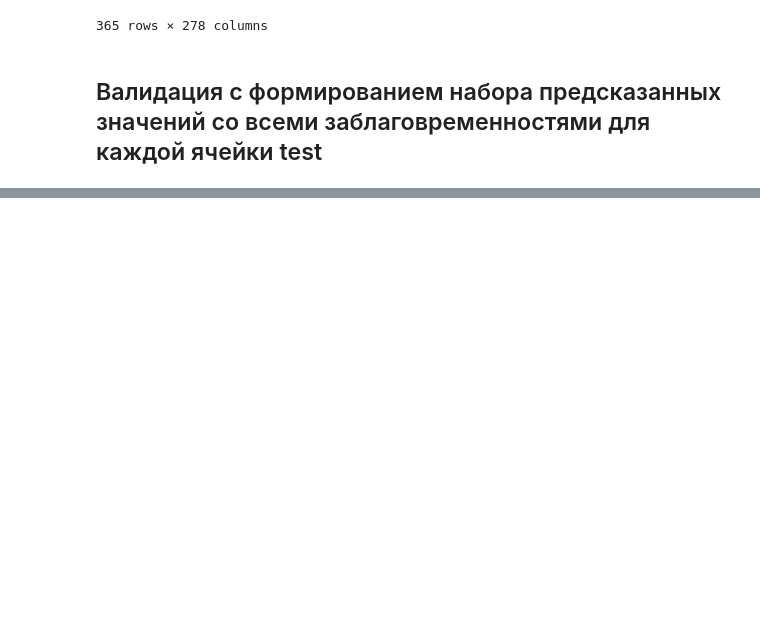
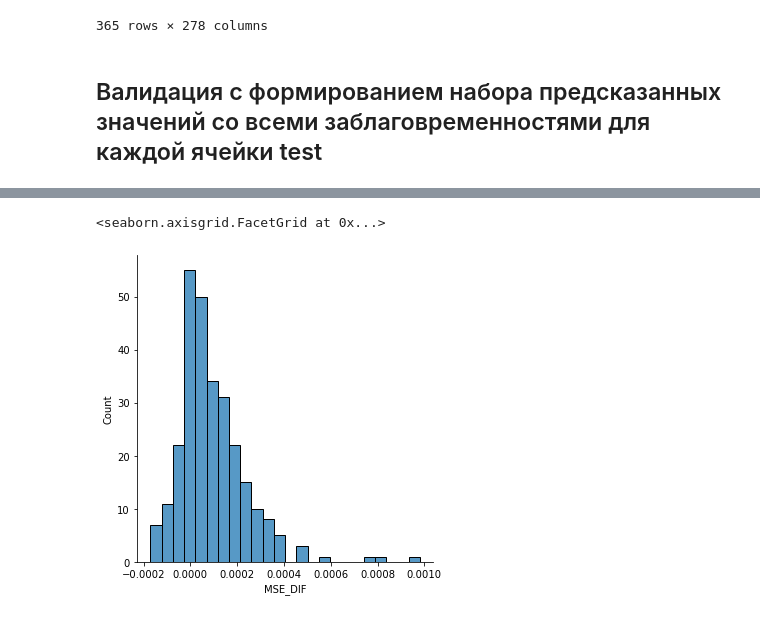
Before and after one commit to ChrisLisbon/ITMO_master_degree_classes, a Jupyter notebook: Research_work(NEMO)/2.2_grid_validation.ipynb, the cells around one changed output, grey strips where cells are left out. Cells and saved outputs as stored; diff of their text form; code cells hidden in the pictures; blank space fills up the shorter version.

Commit message:
validation for one point plots

```diff
--- a/Research_work(NEMO)/2.2_grid_validation.ipynb
+++ b/Research_work(NEMO)/2.2_grid_validation.ipynb
@@ -175,0 +205,6 @@ errors_df
+# %%
+errors_df['MSE_DIF']=abs(errors_df['MSE_HYB'])-abs(errors_df['MSE_ARIMA'])
+errors_df['MAE_DIF']=abs(errors_df['MAE_HYB'])-abs(errors_df['MAE_ARIMA'])
+errors_df['MAPE_DIF']=abs(errors_df['MAPE_HYB'])-abs(errors_df['MAPE_ARIMA'])
+errors_df['R^2_DIF']=abs(errors_df['R^2_HYB'])-abs(errors_df['R^2_ARIMA'])
+errors_df
@@ -175,0 +225,5 @@ errors_df
+# %%
+sns.displot(errors_df, x="MSE_DIF")
+# %% [output]
+<seaborn.axisgrid.FacetGrid at 0x...>
+[figure, added]
```
Also changed, not shown: parts of 5 cells of this notebook, 6 other files.
